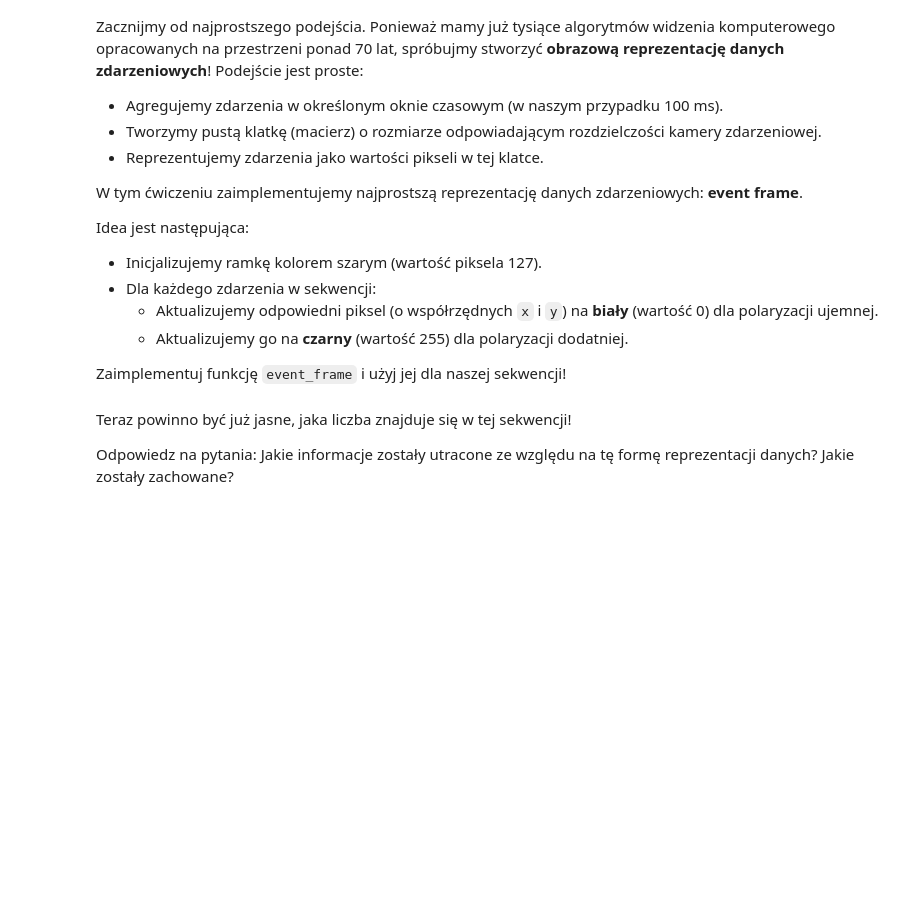
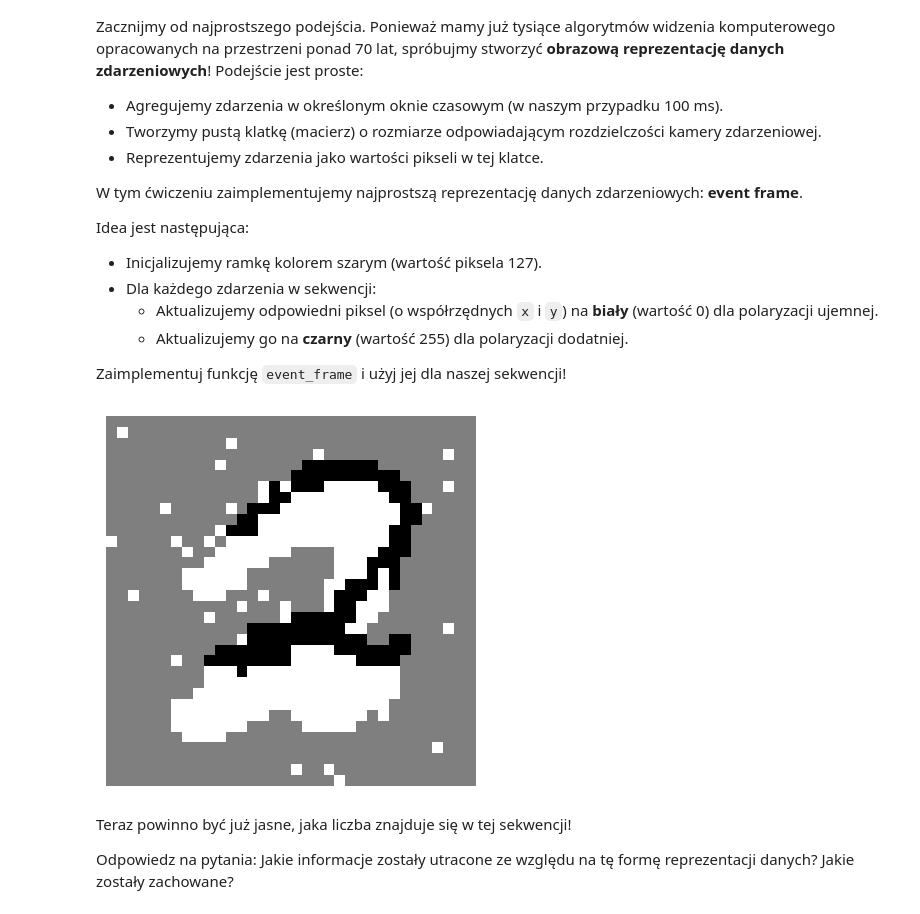
Before and after one commit to marcinwolder/zaawansowane-algorytmy-wizyjne, a Jupyter notebook: lab13/DVS-ToDo.ipynb, the cells around one changed output. Saved outputs shown, nothing was run; the diff lists cells and outputs as text; code cells hidden in the pictures; blank space fills up the shorter version.

```diff
--- a/lab13/DVS-ToDo.ipynb
+++ b/lab13/DVS-ToDo.ipynb
@@ -159,8 +185,21 @@ def event_frame(x_coords, y_coords, polarities, image_shape):
+# %%
+def event_frame(x_coords, y_coords, polarities, image_shape):
+    image = np.full(image_shape, 127, dtype=np.uint8)
+
+    for x, y, p in zip(x_coords, y_coords, polarities):
+        if p == 1:
+            image[y, x] = 255
+        else:
+            image[y, x] = 0
+
+    return image
 # %%
-image = event_frame(...)
-plt.imshow(image)
-plt.axis('off')  # optional: hide axes
+image = event_frame(sample_xs, sample_ys, sample_ps, (height, width))
+plt.imshow(image, cmap="gray")
+plt.axis('off')
 plt.show()
+# %% [output]
+[figure, added]
 # %% [markdown]
 Teraz powinno być już jasne, jaka liczba znajduje się w tej sekwencji!
 
```
Also changed, not shown: parts of 21 cells of this notebook, 1 other file.
